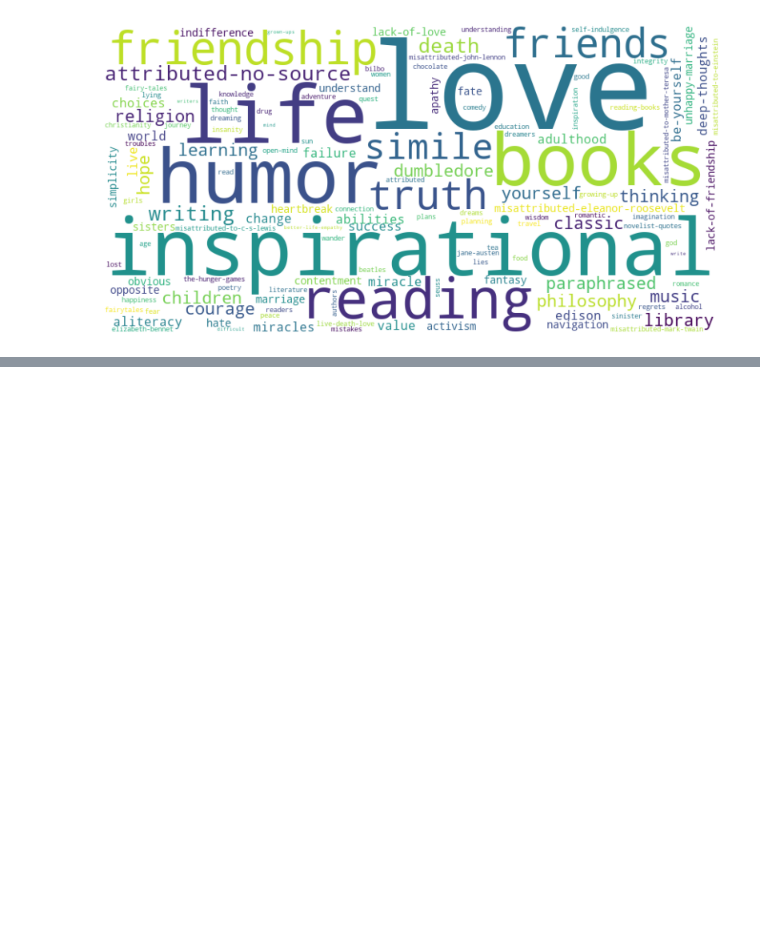
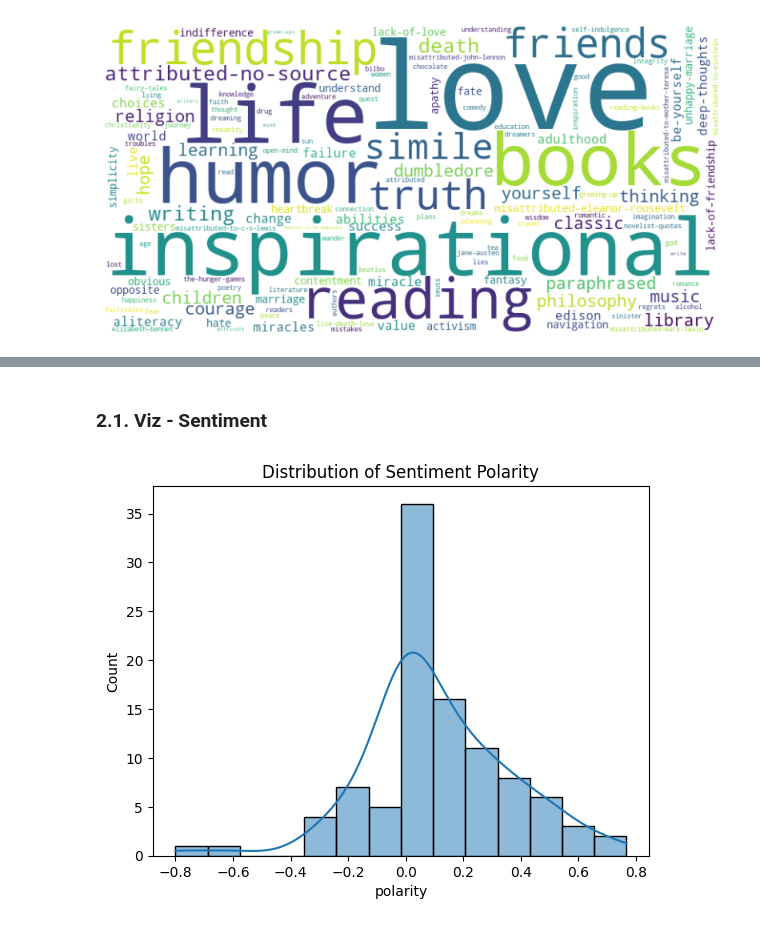
Before and after one commit to sakabmw/scraping-quotes, a Jupyter notebook: analysis.ipynb, the cells around one changed output, grey strips where cells are left out. Cells and saved outputs as stored; diff of their text form; code cells hidden in the pictures; blank space fills up the shorter version.

Commit message:
add sentiment analysis

```diff
--- a/analysis.ipynb
+++ b/analysis.ipynb
@@ -185,0 +199,3 @@ plt.show()
+# %%
+# Apply analysis_sentiment() to column `quote`
+data[['polarity', 'ubjectivity']] = data['quote'].apply(analysis_sentiment)
@@ -185,0 +216,5 @@ plt.show()
+# %%
+data = data.rename(columns={
+    'Polarity': 'polarity',
+    'Subjectivity': 'subjectivity'
+})
@@ -185,0 +230,12 @@ plt.show()
+# %%
+# Create a function to categorize the sentiment scores
+def sentiment_category(score):
+    if score > 0.1:
+        return "Positive"
+    elif score < -0.1:
+        return "Negative"
+    else:
+        return "Neutral"
+# %%
+# Apply sentiment_category() to the column `polarity`
+data['sentiment_category'] = data['polarity'].apply(sentiment_category)
@@ -185,0 +256,2 @@ plt.show()
+# %% [markdown]
+### 2.1. Viz - Sentiment
@@ -185,0 +260,7 @@ plt.show()
+# %%
+# Polarity Distribution
+sns.histplot(data['polarity'], kde=True)
+plt.title("Distribution of Sentiment Polarity")
+plt.show()
+# %% [output]
+[figure, added]
```
Also changed, not shown: parts of 15 cells of this notebook.
